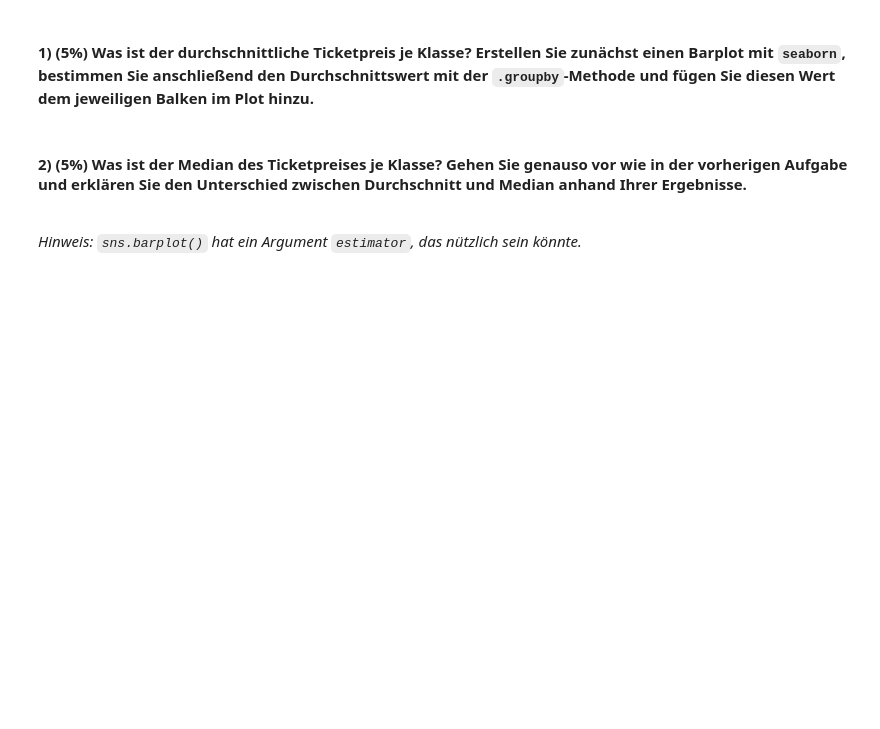
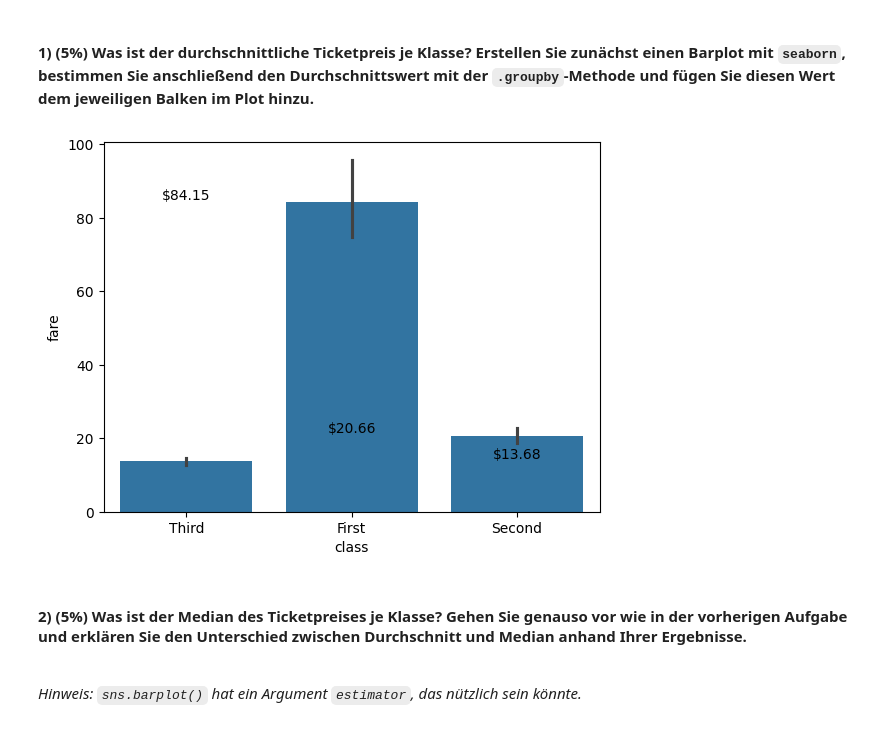
Before and after one commit to dfgsteam/data-science_basics, a Jupyter notebook: week06/Exercise.ipynb, the cells around one changed output. Drawn from its saved outputs; the diff is of its cells as text; code cells hidden in the pictures; blank space fills up the shorter version.

```diff
--- a/week06/Exercise.ipynb
+++ b/week06/Exercise.ipynb
@@ -21,0 +27,6 @@ Laden Sie das Titanic Dataset als Pandas DataFrame. Beantworten Sie folgende Fra
+# %%
+# Load the Titanic dataset
+df = pd.read_csv('titanic.csv')
+
+# Display the first few rows of the DataFrame
+print(df.head())
@@ -22,5 +47,20 @@ Laden Sie das Titanic Dataset als Pandas DataFrame. Beantworten Sie folgende Fra
 # %% [markdown]
 #### 1) (5%) Was ist der durchschnittliche Ticketpreis je Klasse? Erstellen Sie zunächst einen Barplot mit `seaborn`, bestimmen Sie anschließend den Durchschnittswert mit der `.groupby`-Methode und fügen Sie diesen Wert dem jeweiligen Balken im Plot hinzu.
+# %%
+# Create a bar plot
+sns.barplot(data=df, x='class', y='fare')
+
+# Calculate the average ticket price per class
+average_fare = df.groupby('class')['fare'].mean()
+
+# Add the average fare values to the plot
+for i, fare in enumerate(average_fare):
+    plt.text(i, fare, f'${fare:.2f}', ha='center', va='bottom')
+
+# Show the plot
+plt.show()
+# %% [output]
+[figure, added]
 # %% [markdown]
 #### 2) (5%) Was ist der Median des Ticketpreises je Klasse? Gehen Sie genauso vor wie in der vorherigen Aufgabe und erklären Sie den Unterschied zwischen Durchschnitt und Median anhand Ihrer Ergebnisse.
 <br> *Hinweis: `sns.barplot()` hat ein Argument `estimator`, das nützlich sein könnte.*
```
Also changed, not shown: parts of 11 cells of this notebook.
